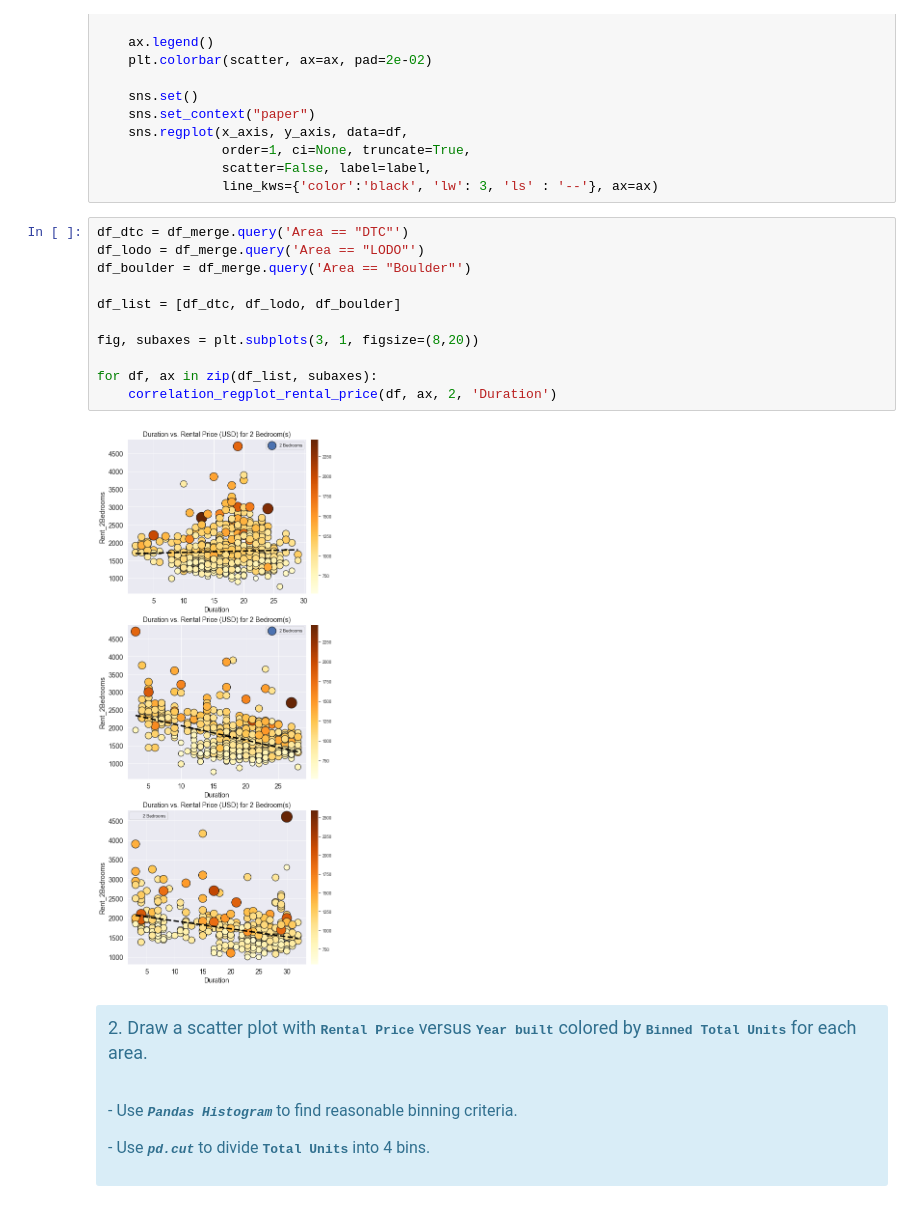
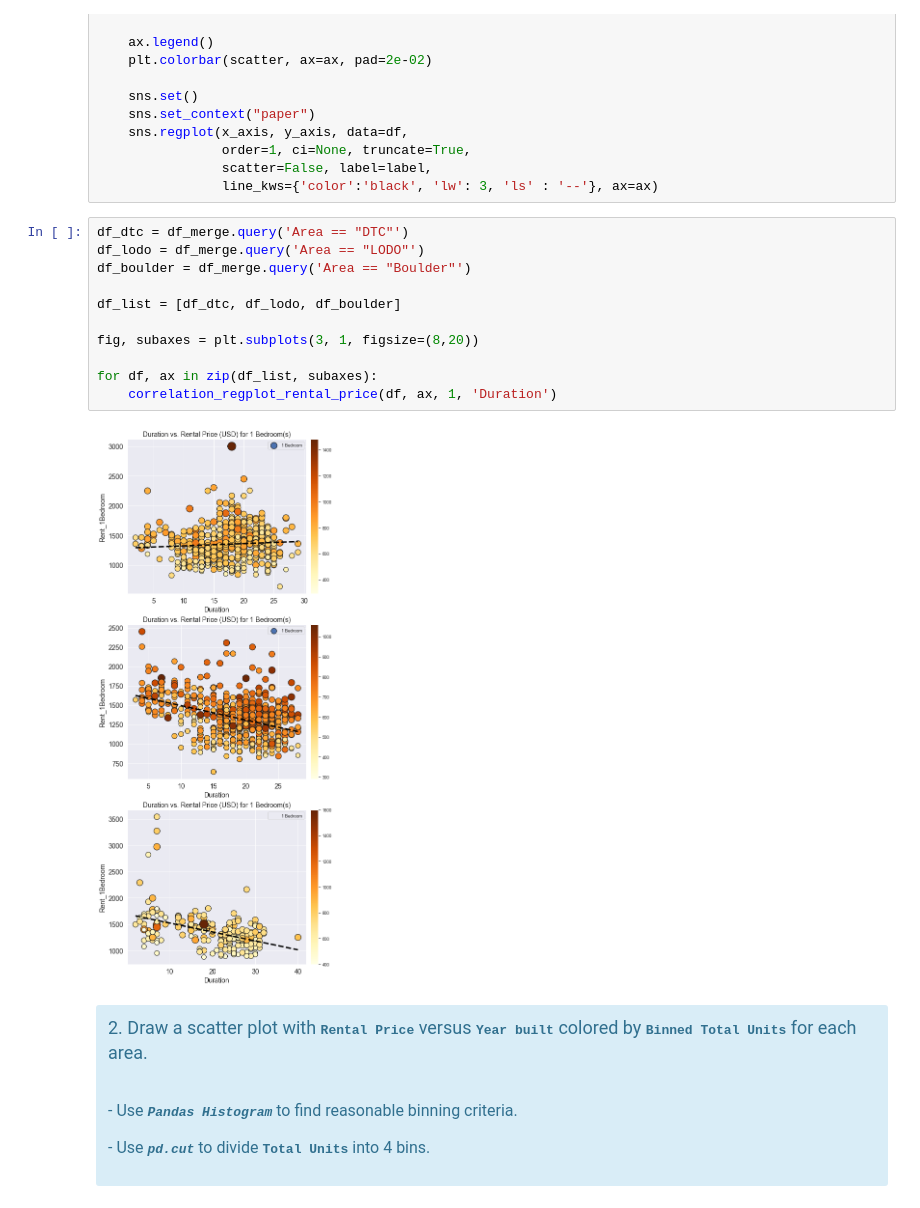
Before and after one commit to junwoo77lee/Project_Apartment_Rental_Price, a Jupyter notebook: RentalPrice/Project1_denver_commuter_and_apartment_rental_price.ipynb, the cells around one changed output. Cells and saved outputs as stored; diff of their text form.

Commit message:
change variables in scatter plots

```diff
--- a/RentalPrice/Project1_denver_commuter_and_apartment_rental_price.ipynb
+++ b/RentalPrice/Project1_denver_commuter_and_apartment_rental_price.ipynb
@@ -317,16 +317,16 @@ def correlation_regplot_rental_price(df, ax, Bedroom_type=1, field='Distance'):
 # %%
 df_dtc = df_merge.query('Area == "DTC"')
 df_lodo = df_merge.query('Area == "LODO"')
 df_boulder = df_merge.query('Area == "Boulder"')
 
 df_list = [df_dtc, df_lodo, df_boulder]
 
 fig, subaxes = plt.subplots(3, 1, figsize=(8,20))
 
 for df, ax in zip(df_list, subaxes):
-    correlation_regplot_rental_price(df, ax, 2, 'Duration')
+    correlation_regplot_rental_price(df, ax, 1, 'Duration')
 # %% [output]
-[figure, old version]
+[figure, new version]
 # %% [markdown]
 <div class="alert alert-block alert-info">
     <font size="4"><p>2. Draw a scatter plot with <b><tt>Rental Price</tt></b> versus <b><tt>Year built</tt></b> colored by <b><tt>Binned Total Units</tt></b> for each area. </p><br></font>
```
Also changed, not shown: parts of 3 cells of this notebook, 1 other file.
